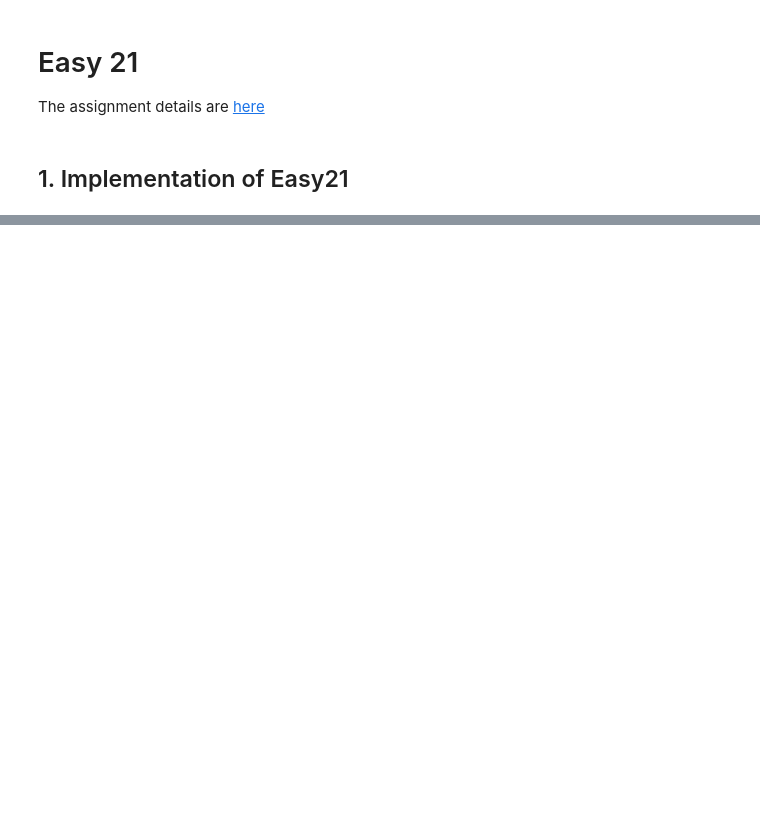
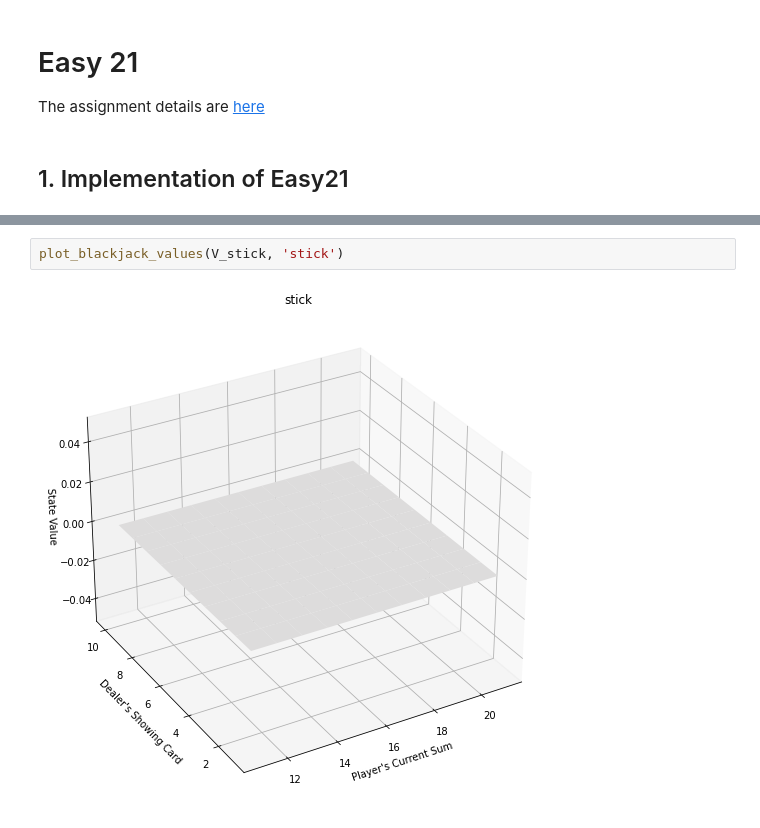
Before and after one commit to huayicodes/RL_practice, a Jupyter notebook: Easy21.ipynb, the cells around one changed output, grey strips where cells are left out. Drawn from its saved outputs; the diff is of its cells as text; blank space fills up the shorter version.

```diff
--- a/Easy21.ipynb
+++ b/Easy21.ipynb
@@ -105,0 +249,4 @@ Last game has completed, please initiate a new one :)
+# %%
+plot_blackjack_values(V_stick, 'stick')
+# %% [output]
+[figure, added]
```
Also changed, not shown: parts of 14 cells of this notebook.
